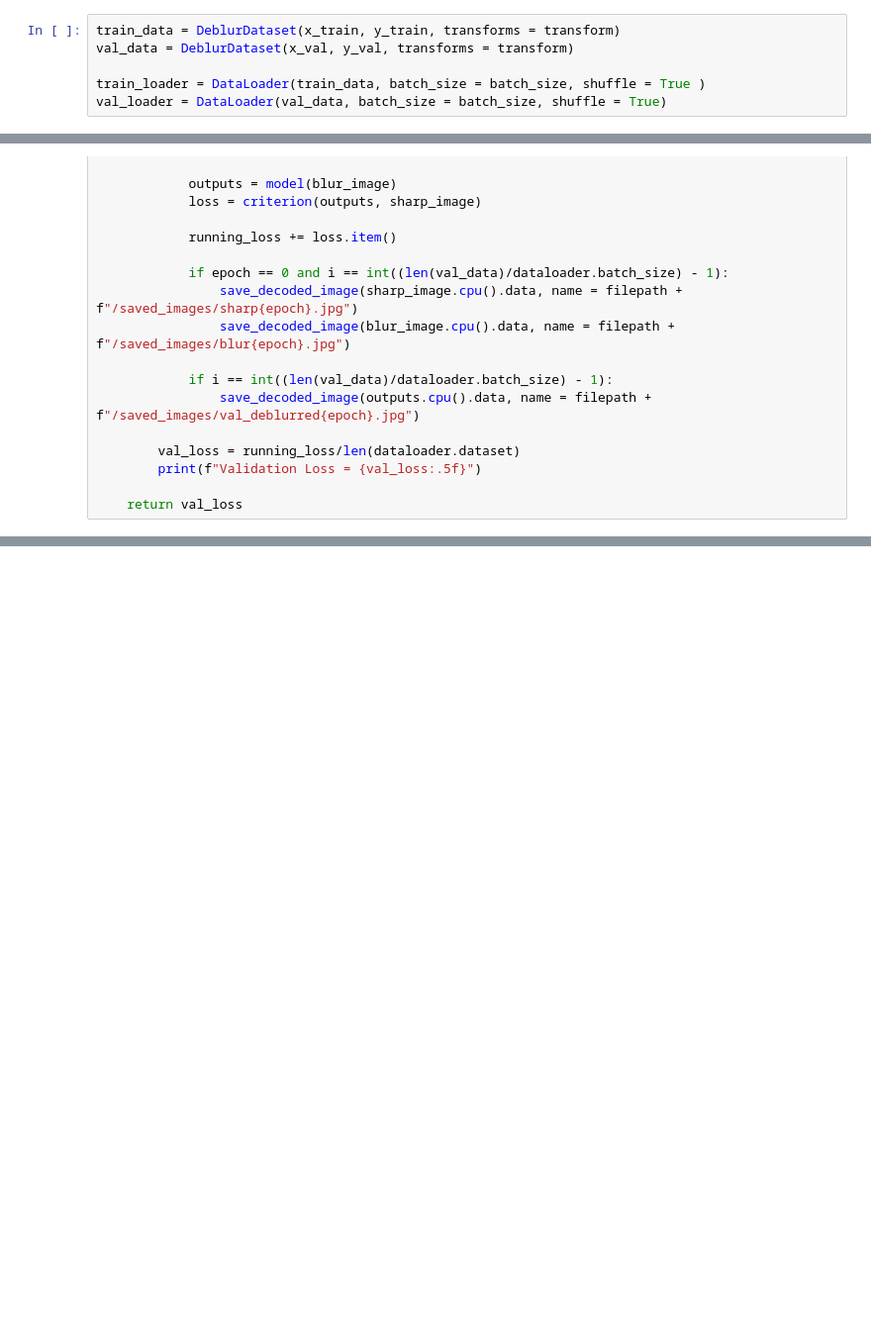
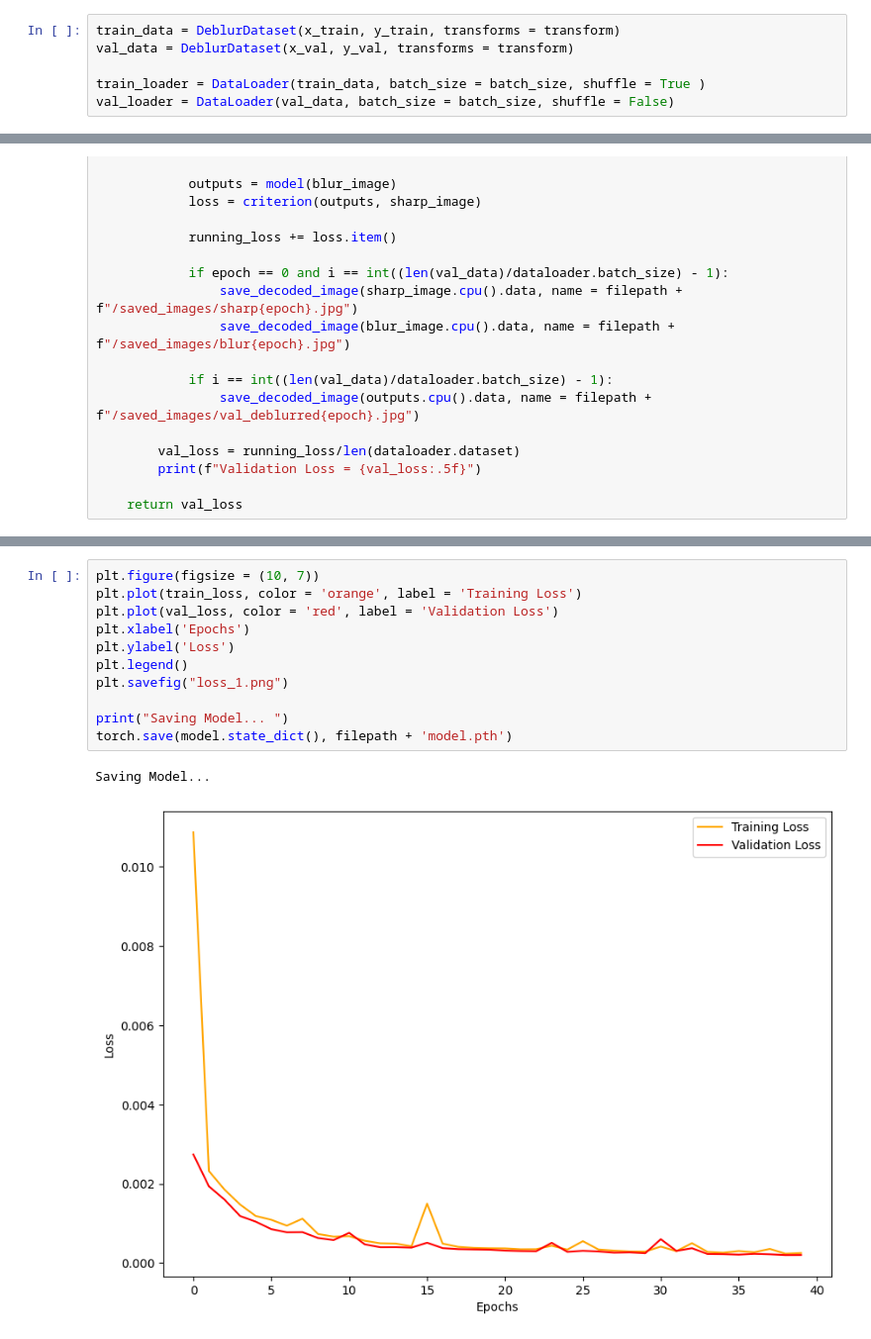
Before and after one commit to Rijan-Joshi/Deblur_Image, a Jupyter notebook: test.ipynb, the cells around one changed output, grey strips where cells are left out. Shown at 99% size. Saved outputs shown, nothing was run; the diff lists cells and outputs as text; blank space fills up the shorter version.

```diff
--- a/test.ipynb
+++ b/test.ipynb
@@ -179,7 +179,7 @@ train_data = DeblurDataset(x_train, y_train, transforms = transform)
 val_data = DeblurDataset(x_val, y_val, transforms = transform)
 
 train_loader = DataLoader(train_data, batch_size = batch_size, shuffle = True )
-val_loader = DataLoader(val_data, batch_size = batch_size, shuffle = True)
+val_loader = DataLoader(val_data, batch_size = batch_size, shuffle = False)
 # %%
 class DeblurCNN(nn.Module):
     def __init__(self):
@@ -300,0 +318,14 @@ Epoch 1
+# %%
+plt.figure(figsize = (10, 7))
+plt.plot(train_loss, color = 'orange', label = 'Training Loss')
+plt.plot(val_loss, color = 'red', label = 'Validation Loss')
+plt.xlabel('Epochs')
+plt.ylabel('Loss')
+plt.legend()
+plt.savefig("loss_1.png")
+
+print("Saving Model... ")
+torch.save(model.state_dict(), filepath + 'model.pth')
+# %% [output]
+Saving Model...
+[figure, added]
```
Also changed, not shown: parts of 6 cells of this notebook, 3 other files.
